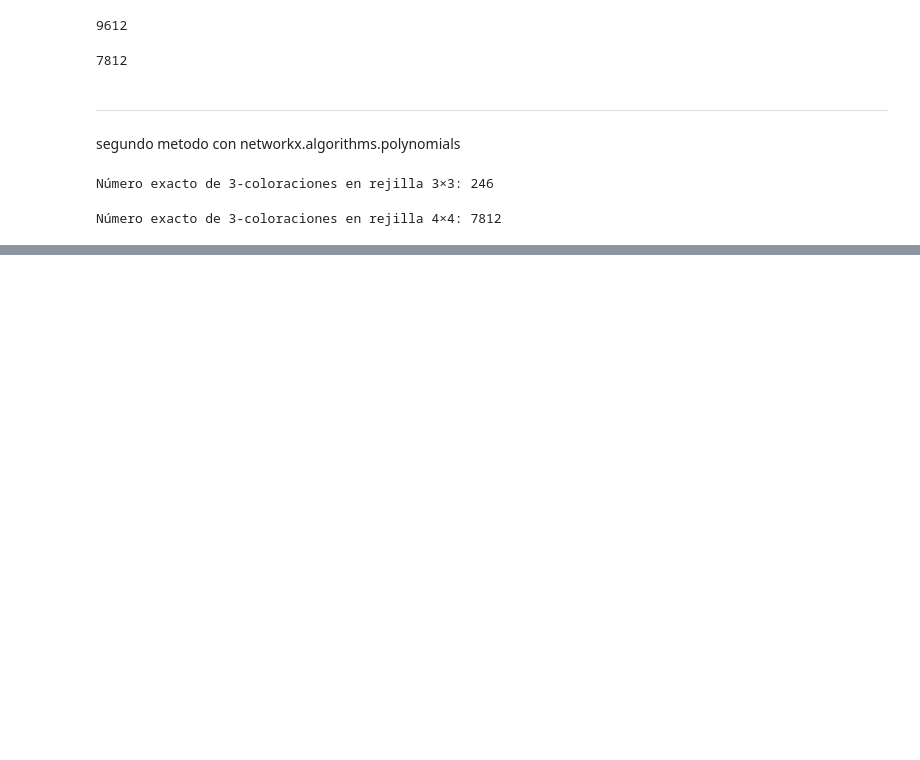
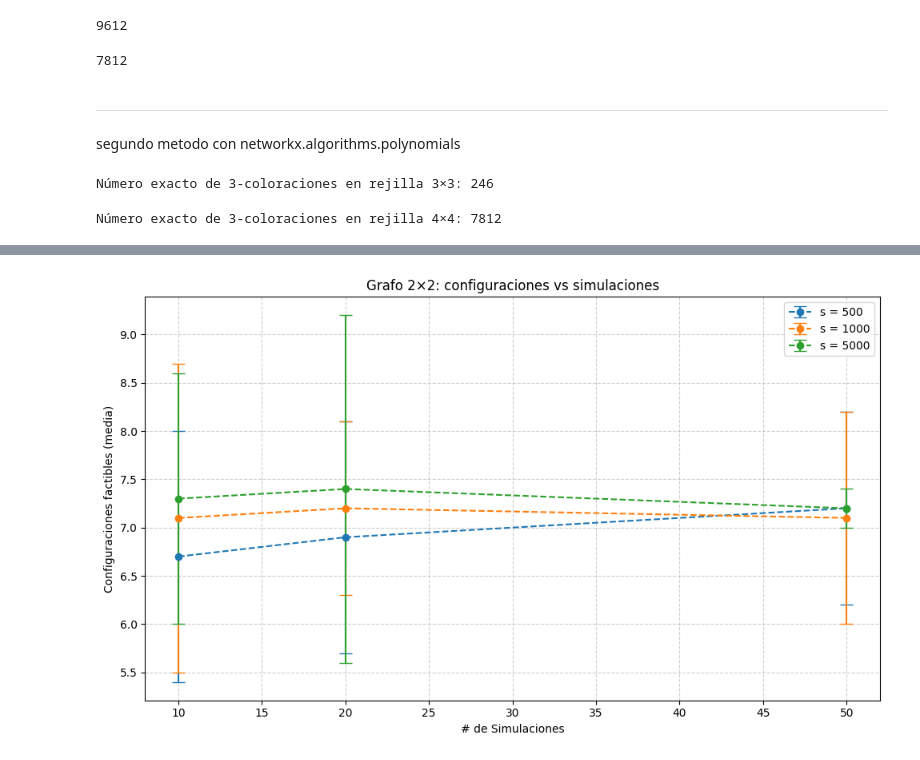
Before and after one commit to Unbo10/Markov, a Jupyter notebook: Homework_2.ipynb, the cells around one changed output, grey strips where cells are left out. Saved outputs shown, nothing was run; the diff lists cells and outputs as text; code cells hidden in the pictures; blank space fills up the shorter version.

```diff
--- a/Homework_2.ipynb
+++ b/Homework_2.ipynb
@@ -656,0 +993,34 @@ def compare_exact_vs_approximate(k: int = 3, q: int = 3, epsilon: float = 0.1,
+# %%
+# Datos 2x2
+simulations_arr = np.array([10, 20, 50])
+
+configs_number_2 = np.array([
+    [6.7, 6.9, 7.2],      # pasos = 500
+    [7.1, 7.2, 7.1],      # pasos = 1000
+    [7.3, 7.4, 7.2]       # pasos = 5000
+])
+
+configs_uncert_2 = np.array([
+    [1.3, 1.2, 1.0],      # pasos = 500
+    [1.6, 0.9, 1.1],      # pasos = 1000
+    [1.3, 1.8, 0.2]       # pasos = 5000
+])
+
+plt.figure(figsize=(10, 6))
+
+plt.errorbar(simulations_arr, configs_number_2[0], yerr=configs_uncert_2[0],
+             linestyle='--', marker='o', capsize=6, label='s = 500')
+plt.errorbar(simulations_arr, configs_number_2[1], yerr=configs_uncert_2[1],
+             linestyle='--', marker='o', capsize=6, label='s = 1000')
+plt.errorbar(simulations_arr, configs_number_2[2], yerr=configs_uncert_2[2],
+             linestyle='--', marker='o', capsize=6, label='s = 5000')
+
+plt.xlabel('# de Simulaciones')
+plt.ylabel('Configuraciones factibles (media)')
+plt.title('Grafo 2x2: configuraciones vs simulaciones')
+plt.legend()
+plt.grid(True, linestyle='--', alpha=0.6)
+plt.tight_layout()
+plt.show()
+# %% [output]
+[figure, added]
```
Also changed, not shown: parts of 30 cells of this notebook.
